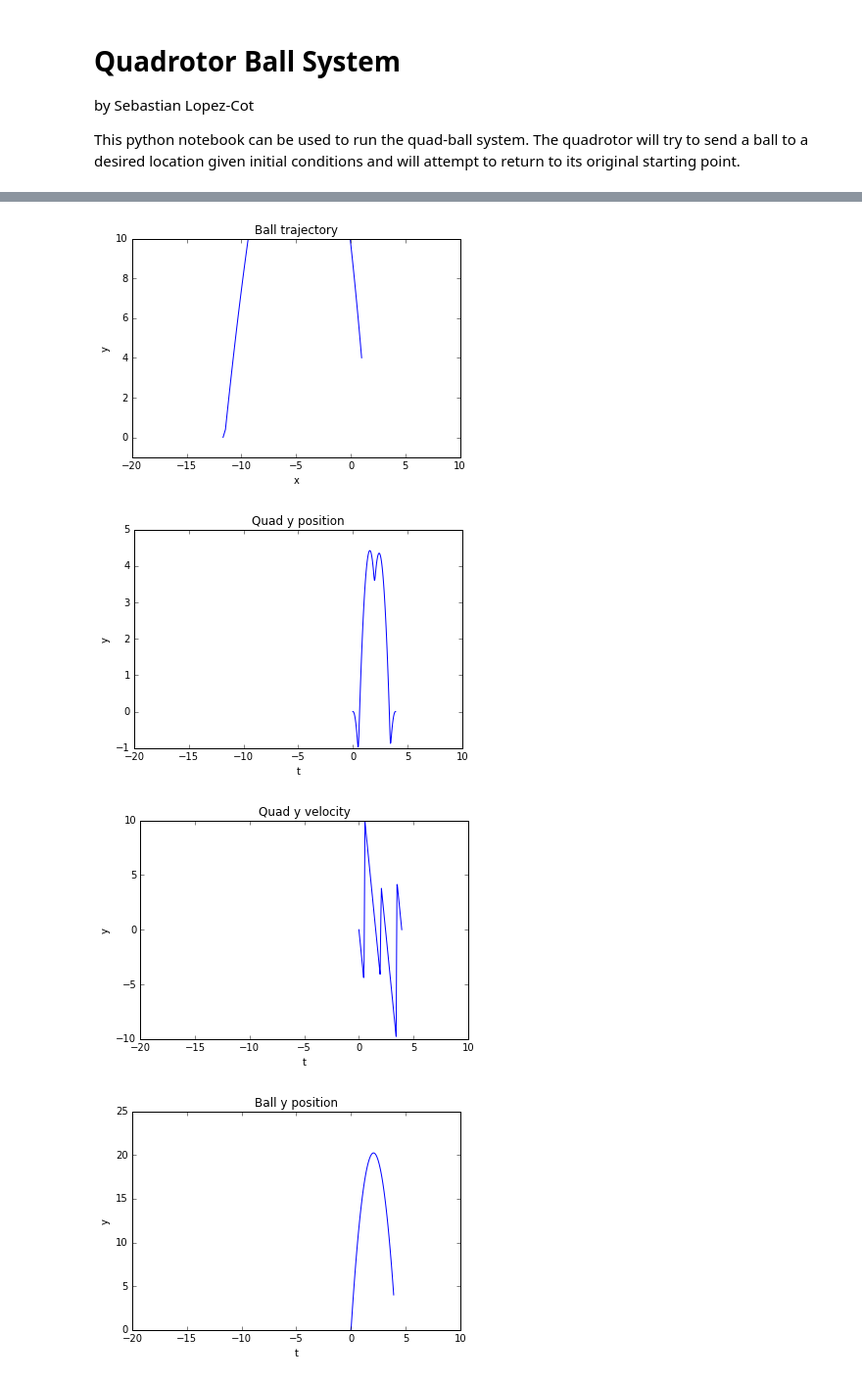
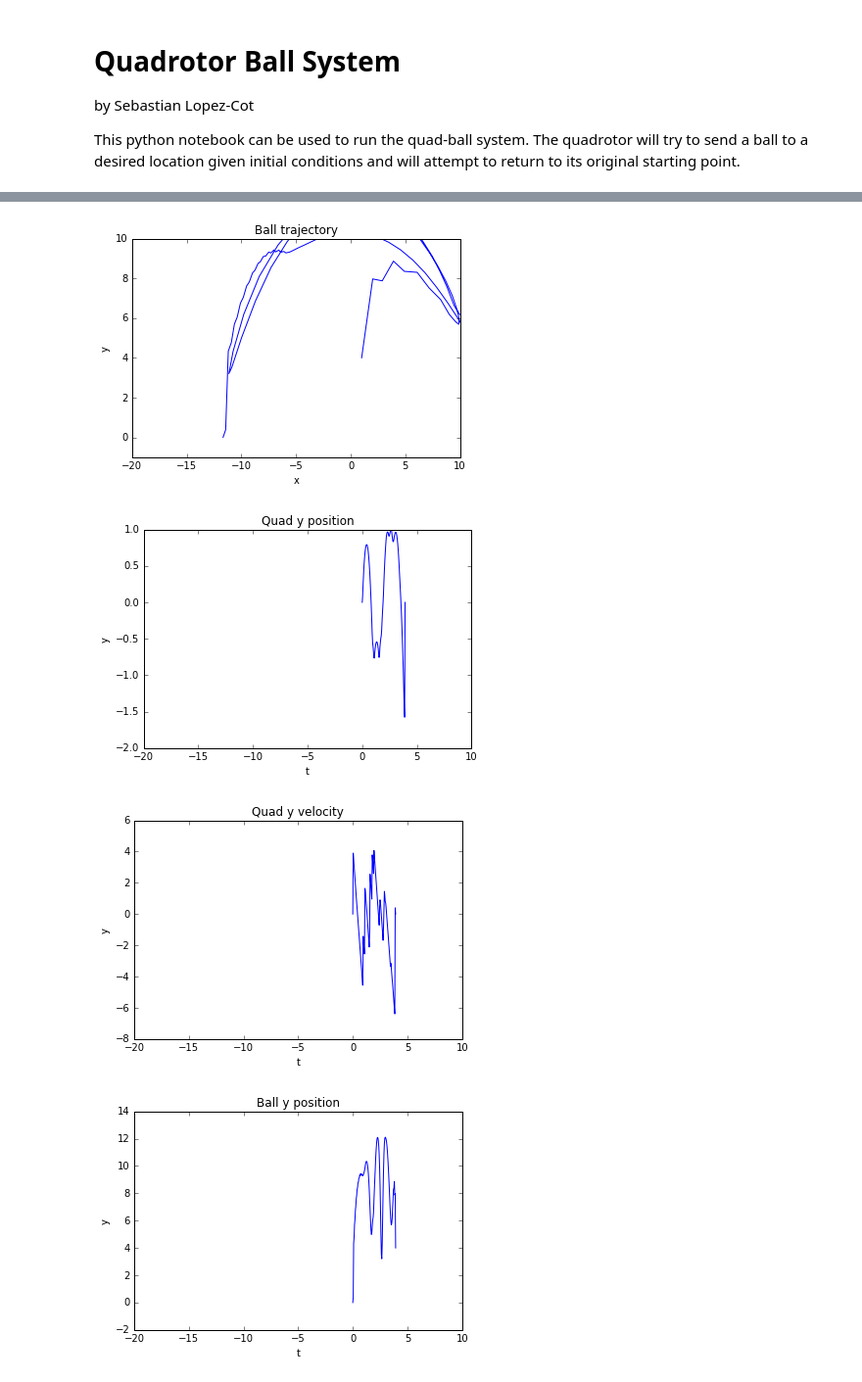
Before and after one commit to sebLopezCot/Quadrotor-Juggling, a Jupyter notebook: quad_ball.ipynb, the cells around one changed output, grey strips where cells are left out. Shown at 98% size. Drawn from its saved outputs; the diff is of its cells as text; code cells hidden in the pictures.

```diff
--- a/quad_ball.ipynb
+++ b/quad_ball.ipynb
@@ -65,11 +65,12 @@ final_ball_state[1] = 4.0
 
 # System params
 quad_mass = 0.1
+ball_mass = 0.01
 g = -9.81
 beta = 1.0
 
 # Run the solver
-bqs = BallQuadSystem(quad_mass, g, beta)
+bqs = BallQuadSystem(quad_mass, ball_mass, g, beta)
 quad_traj, ball_traj, input_traj, time_array = bqs.solve(initial_quad_state, final_quad_state, initial_ball_state, final_ball_state, time_used)
 
 # Visualize the results
@@ -164,4 +165,4 @@ Solve:  SolutionResult.kInfeasibleConstraints
-[figure, old version]
+[figure, new version]
-[figure, old version]
+[figure, new version]
-[figure, old version]
+[figure, new version]
-[figure, old version]
+[figure, new version]
```
Also changed, not shown: parts of 1 cell of this notebook, 3 other files.
